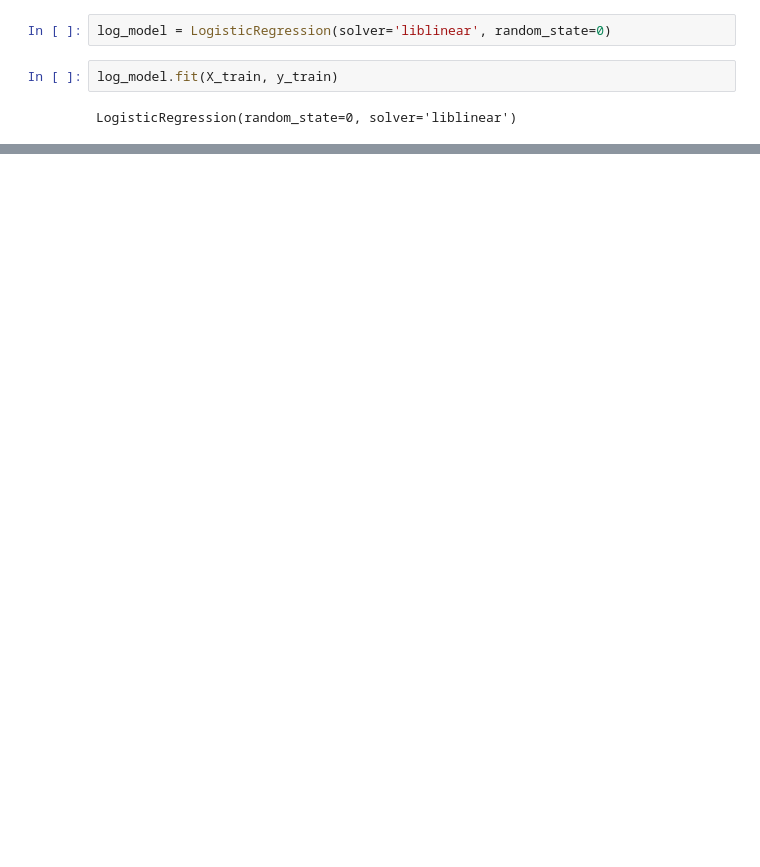
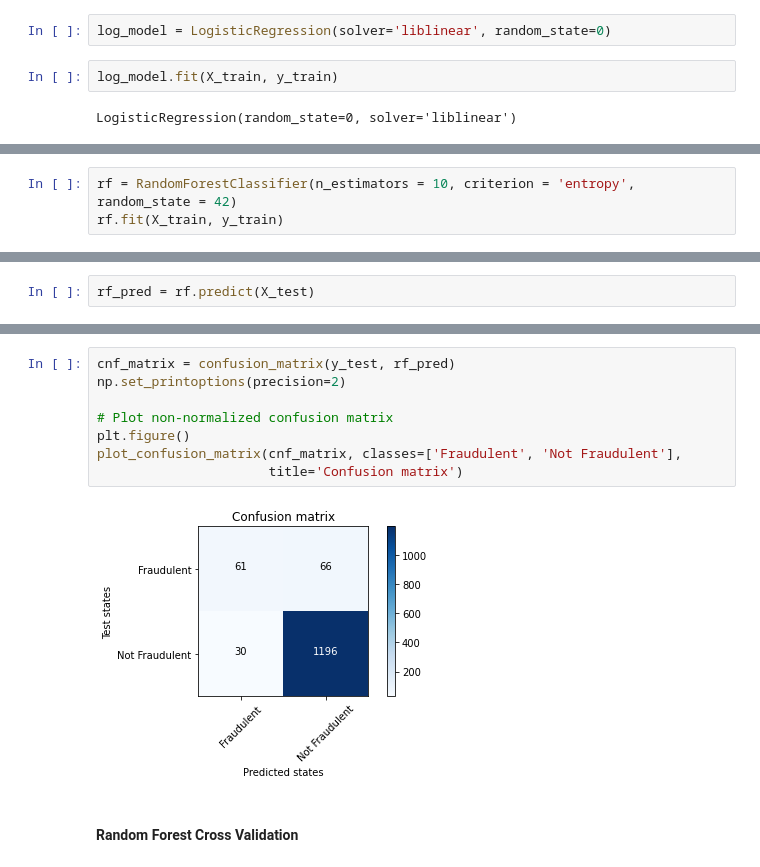
Before and after one commit to areias/healthcare_fraud, a Jupyter notebook: Logistic_Regression.ipynb, the cells around one changed output, grey strips where cells are left out. Drawn from its saved outputs; the diff is of its cells as text; blank space fills up the shorter version.

```diff
--- a/Logistic_Regression.ipynb
+++ b/Logistic_Regression.ipynb
@@ -546,0 +572,3 @@ plot_confusion_matrix(cnf_matrix, classes=['Fraudulent', 'Not Fraudulent'],
+# %%
+rf = RandomForestClassifier(n_estimators = 10, criterion = 'entropy', random_state = 42)
+rf.fit(X_train, y_train)
@@ -546,0 +577,2 @@ plot_confusion_matrix(cnf_matrix, classes=['Fraudulent', 'Not Fraudulent'],
+# %%
+rf_pred = rf.predict(X_test)
@@ -546,0 +598,12 @@ plot_confusion_matrix(cnf_matrix, classes=['Fraudulent', 'Not Fraudulent'],
+# %%
+cnf_matrix = confusion_matrix(y_test, rf_pred)
+np.set_printoptions(precision=2)
+
+# Plot non-normalized confusion matrix
+plt.figure()
+plot_confusion_matrix(cnf_matrix, classes=['Fraudulent', 'Not Fraudulent'],
+                      title='Confusion matrix')
+# %% [output]
+[figure, added]
+# %% [markdown]
+#### Random Forest Cross Validation
```
Also changed, not shown: parts of 19 cells of this notebook.
